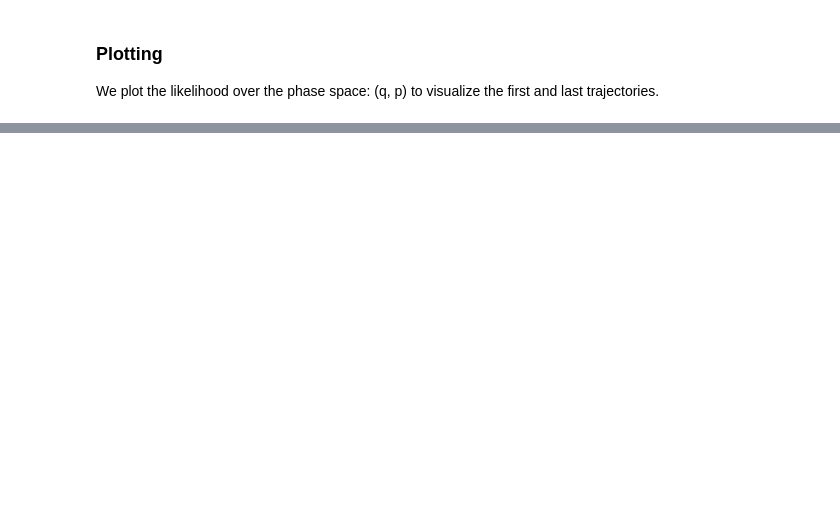
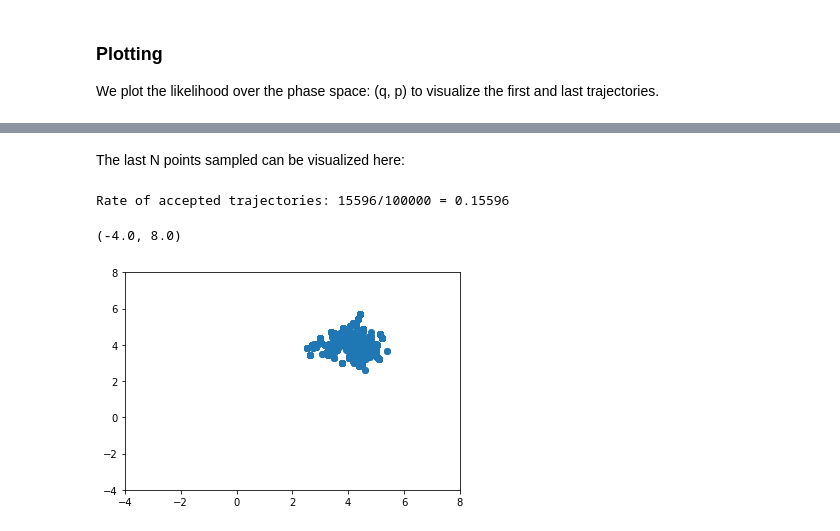
Before and after one commit to etignoneleitha/ifabquantum, a Jupyter notebook: notebooks/Hamiltonian_Monte_Carlo.ipynb, the cells around one changed output, grey strips where cells are left out. Cells and saved outputs as stored; diff of their text form; code cells hidden in the pictures; blank space fills up the shorter version.

```diff
--- a/notebooks/Hamiltonian_Monte_Carlo.ipynb
+++ b/notebooks/Hamiltonian_Monte_Carlo.ipynb
@@ -227,0 +317,41 @@ plt.colorbar(im, fraction=0.03)
+# %%
+epochs = 100000
+path_len = .8
+step_size = 0.1
+epsilon = 0.01
+
+trial, trajectories, success = HMC([0.1, 0.1], path_len = .8, step_size = .1, epsilon = .01, epochs = epochs)
+# %% [markdown]
+The last N points sampled can be visualized here:
+# %%
+accepted = np.sum(success)
+print('Rate of accepted trajectories: {}/{} = {}'.format(accepted, epochs, accepted/epochs))
+
+n_samples = 1000
+fig = plt.figure()
+last_trial = trial[len(trial)-n_samples:]
+x = last_trial[:,0]
+y = last_trial[:,1]
+
+n_bins = 50
+hist, xedges, yedges = np.histogram2d(x, y, bins= n_bins)
+
+xpos, ypos = np.meshgrid(xedges[:-1] + 0.1, yedges[:-1] + 0.1, indexing="ij")
+xpos = xpos.ravel()
+ypos = ypos.ravel()
+
+z = np.reshape(hist.ravel(), (n_bins, n_bins))
+xmin = np.min(xedges)
+xmax = np.max(xedges)
+ymin = np.min(yedges)
+ymax = np.max(yedges)
+
+#im = plt.imshow(z, cmap = 'Reds', extent = [xmin, xmax, ymin, ymax], aspect = 1)
+#plt.colorbar(im)
+plt.scatter(x, y)
+plt.xlim([-4, 8])
+plt.ylim([-4,8])
+# %% [output]
+Rate of accepted trajectories: 15596/100000 = 0.15596
+(-4.0, 8.0)
+[figure, added]
```
Also changed, not shown: parts of 9 cells of this notebook.
